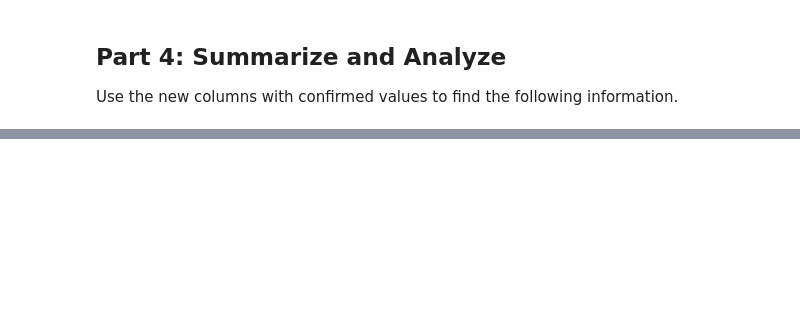
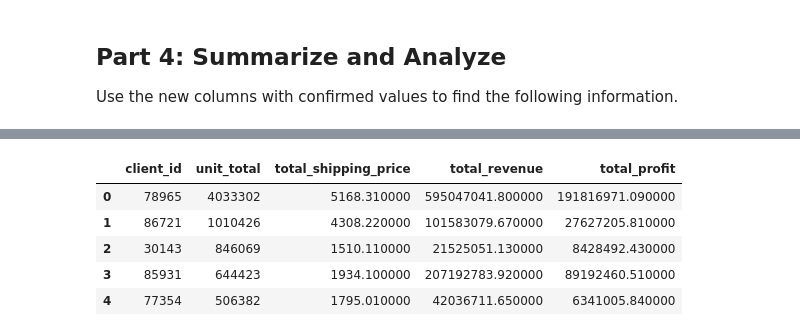
Before and after one commit to 00Smidge/pandas-challenge-1, a Jupyter notebook: wholesale_data_analysis_starter_code.ipynb, the cells around one changed output, grey strips where cells are left out. Drawn from its saved outputs; the diff is of its cells as text; code cells hidden in the pictures; blank space fills up the shorter version.

```diff
--- a/wholesale_data_analysis_starter_code.ipynb
+++ b/wholesale_data_analysis_starter_code.ipynb
@@ -247,0 +268,39 @@ Use the new columns with confirmed values to find the following information.
+# %%
+# Create a summary DataFrame showing the totals for the for the top 5 clients with the following information:
+# total units purchased, total shipping price, total revenue, and total profit.
+'''
+  For this problem we first need to make sure that we are comparing dataframes of the same length.
+  The client_ids from the top_five_totals should be stored in a variable. With the top_five_ids the original
+  dataframe can now be tested against to see if the client_ids from top_five_totals are in the original dataframe.
+  If the condition check returns as true aggregate data from the original dataframe. The now aggregated data can be
+  merged into the top_five_totals dataframe.
+'''
+# store top client_id(s)
+top_five_ids = top_five_totals.client_id
+
+'''
+  Use .isin() to see if the client_id(s) from top_five_totals is in the original dataframe.
+  If true then group data by id(s) and agg() datum.
+
+  NOTE: agg() is used to aggregate datum related to a single column. In this case multiple columns
+  need to be aggregated into one. One method to achieve this is to use lambda.
+'''
+# store aggregate data
+agg_ttls = df[df['client_id'].isin(top_five_ids)].groupby('client_id').agg(
+  total_shipping_price = ('shipping_price', 'sum'),
+  total_revenue = ('unit_price', lambda x: (x * df.loc[x.index, 'qty']).sum()),
+  total_profit = ('unit_price', lambda x: ((x - df.loc[x.index, 'unit_cost']) * df.loc[x.index, 'qty']).sum())
+)
+
+# merge agg_ttls
+top_five_merged = top_five_totals.merge(agg_ttls, on='client_id').reindex()
+
+# display top_five_totals
+top_five_merged.style
+# %% [output]
+|  | client_id | unit_total | total_shipping_price | total_revenue | total_profit |
+| 0 | 78965 | 4033302 | 5168.310000 | 595047041.800000 | 191816971.090000 |
+| 1 | 86721 | 1010426 | 4308.220000 | 101583079.670000 | 27627205.810000 |
+| 2 | 30143 | 846069 | 1510.110000 | 21525051.130000 | 8428492.430000 |
+| 3 | 85931 | 644423 | 1934.100000 | 207192783.920000 | 89192460.510000 |
+| 4 | 77354 | 506382 | 1795.010000 | 42036711.650000 | 6341005.840000 |
```
Also changed, not shown: parts of 11 cells of this notebook.
